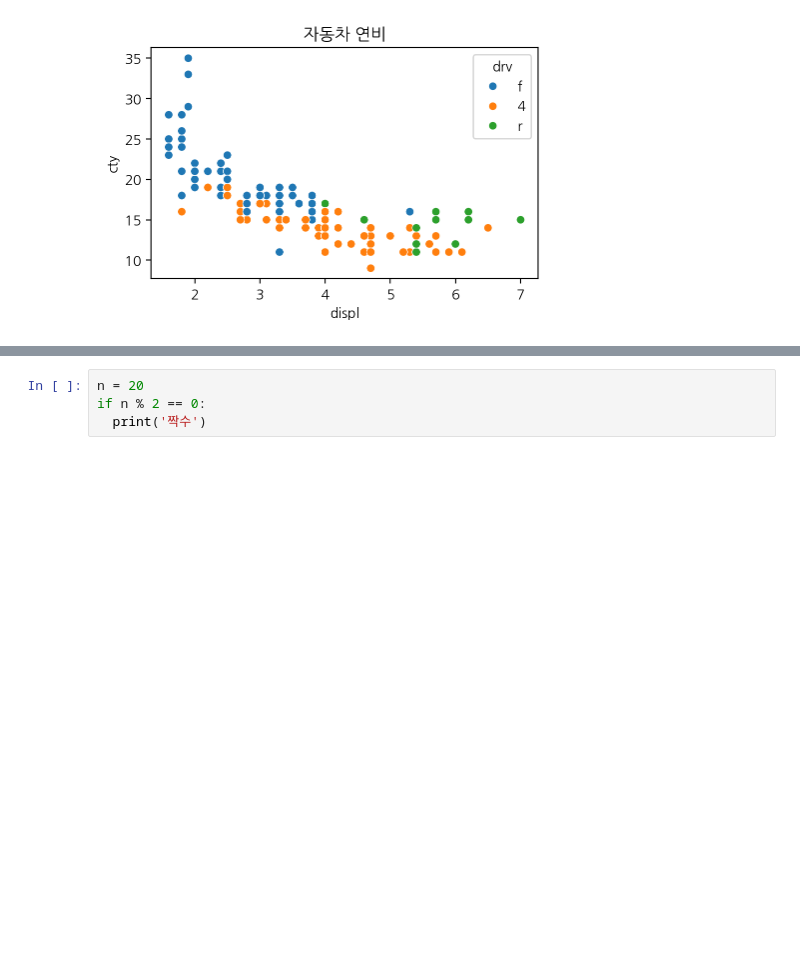
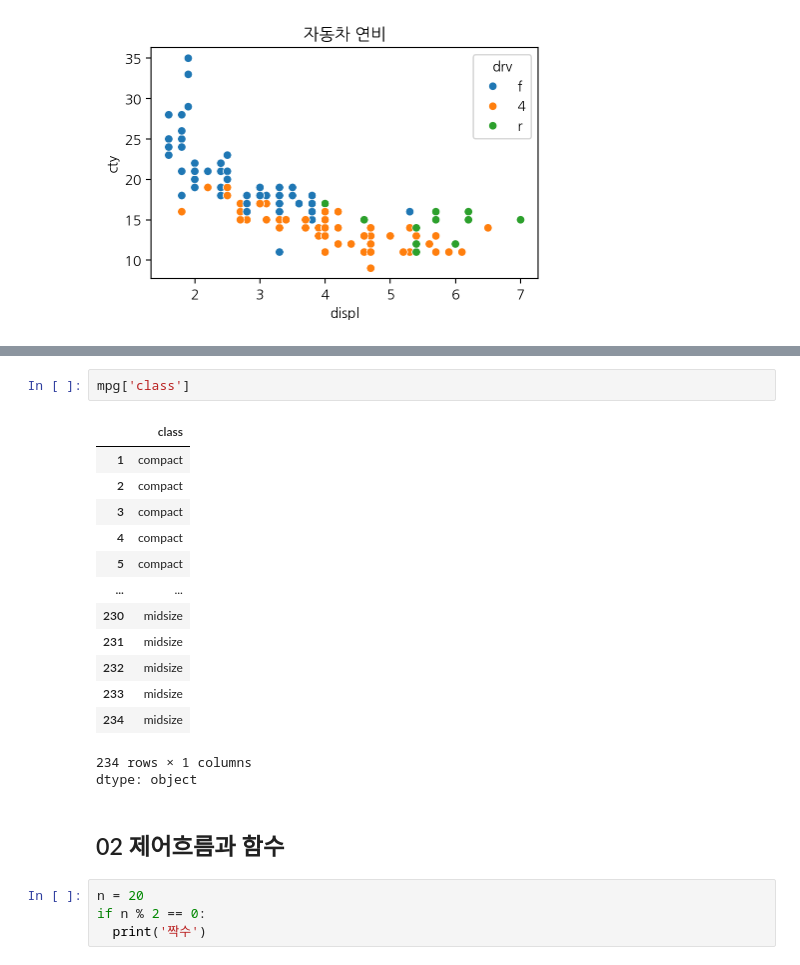
Before and after one commit to andand0912837465-cell/2026-1-BDA, a Jupyter notebook: 02w_python_basic.ipynb, the cells around one changed output, grey strips where cells are left out. Drawn from its saved outputs; the diff is of its cells as text; blank space fills up the shorter version.

```diff
--- a/02w_python_basic.ipynb
+++ b/02w_python_basic.ipynb
@@ -302,3 +307,22 @@ plt.show()
+# %%
+mpg['class']
+# %% [output]
+|  | class |
+| 1 | compact |
+| 2 | compact |
+| 3 | compact |
+| 4 | compact |
+| 5 | compact |
+| ... | ... |
+| 230 | midsize |
+| 231 | midsize |
+| 232 | midsize |
+| 233 | midsize |
+| 234 | midsize |
+234 rows × 1 columns
+dtype: object
+# %% [markdown]
+## 02 제어흐름과 함수
 # %%
 n = 20
 if n % 2 == 0:
```
Also changed, not shown: parts of 83 cells of this notebook.
